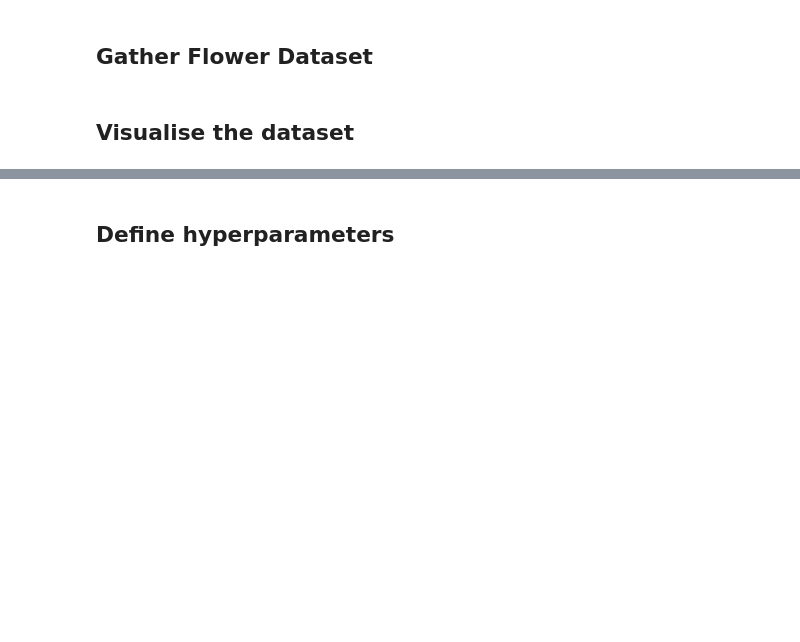
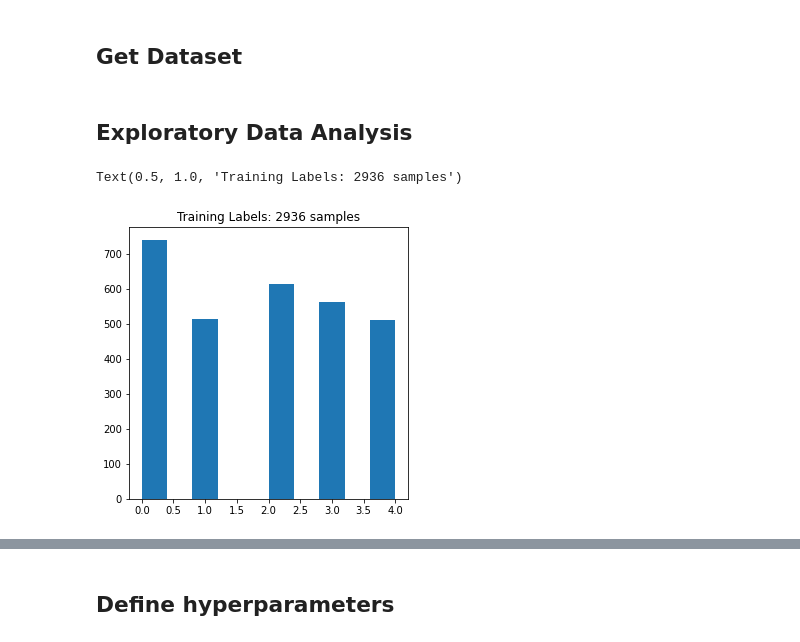
Before and after one commit to chihyanghsu0805/keras_tutorial, a Jupyter notebook: keras/bit.ipynb, the cells around one changed output, grey strips where cells are left out. Cells and saved outputs as stored; diff of their text form; code cells hidden in the pictures; blank space fills up the shorter version.

```diff
--- a/keras/bit.ipynb
+++ b/keras/bit.ipynb
@@ -51,10 +37,19 @@ SEEDS = 42
 np.random.seed(SEEDS)
 tf.random.set_seed(SEEDS)
 # %% [markdown]
-## Gather Flower Dataset
+## Get Dataset
 # %%
 train_ds, validation_ds = tfds.load(
-    "tf_flowers", split=["train[:85%]", "train[85%:]"], as_supervised=True,
+    "tf_flowers", split=["train[:80%]", "train[80%:]"], as_supervised=True,
 )
+# as_supervised return tuple(input, label)
-# %% [markdown]
-## Visualise the dataset
+# %% [markdown]
+## Exploratory Data Analysis
+# %%
+plt.figure(figsize=(5, 5))
+labels = [y.numpy() for x, y in train_ds]
+_ = plt.hist(labels)
+plt.title(f"Training Labels: {len(labels)} samples")
+# %% [output]
+Text(0.5, 1.0, 'Training Labels: 2936 samples')
+[figure, added]
```
Also changed, not shown: parts of 35 cells of this notebook.
